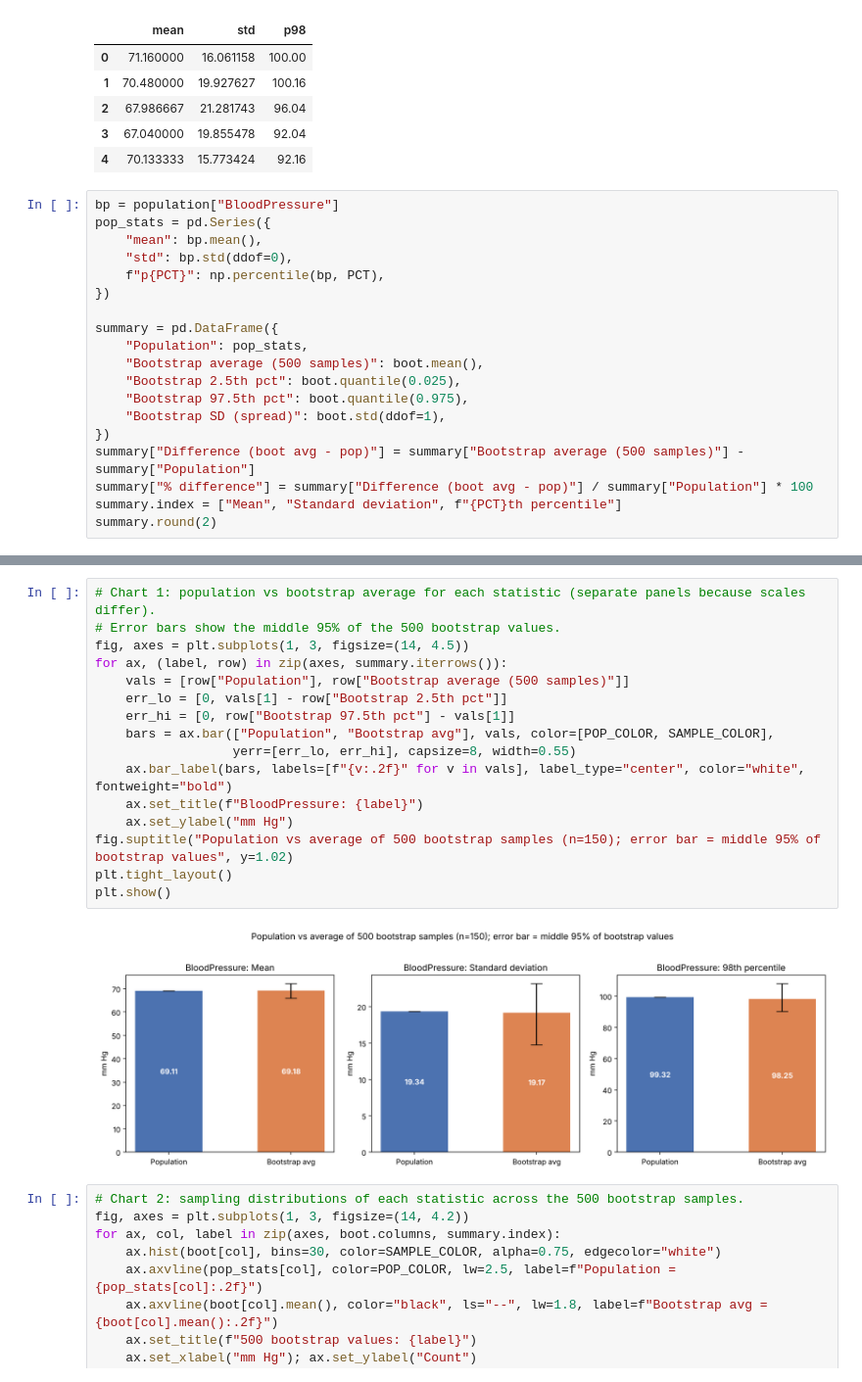
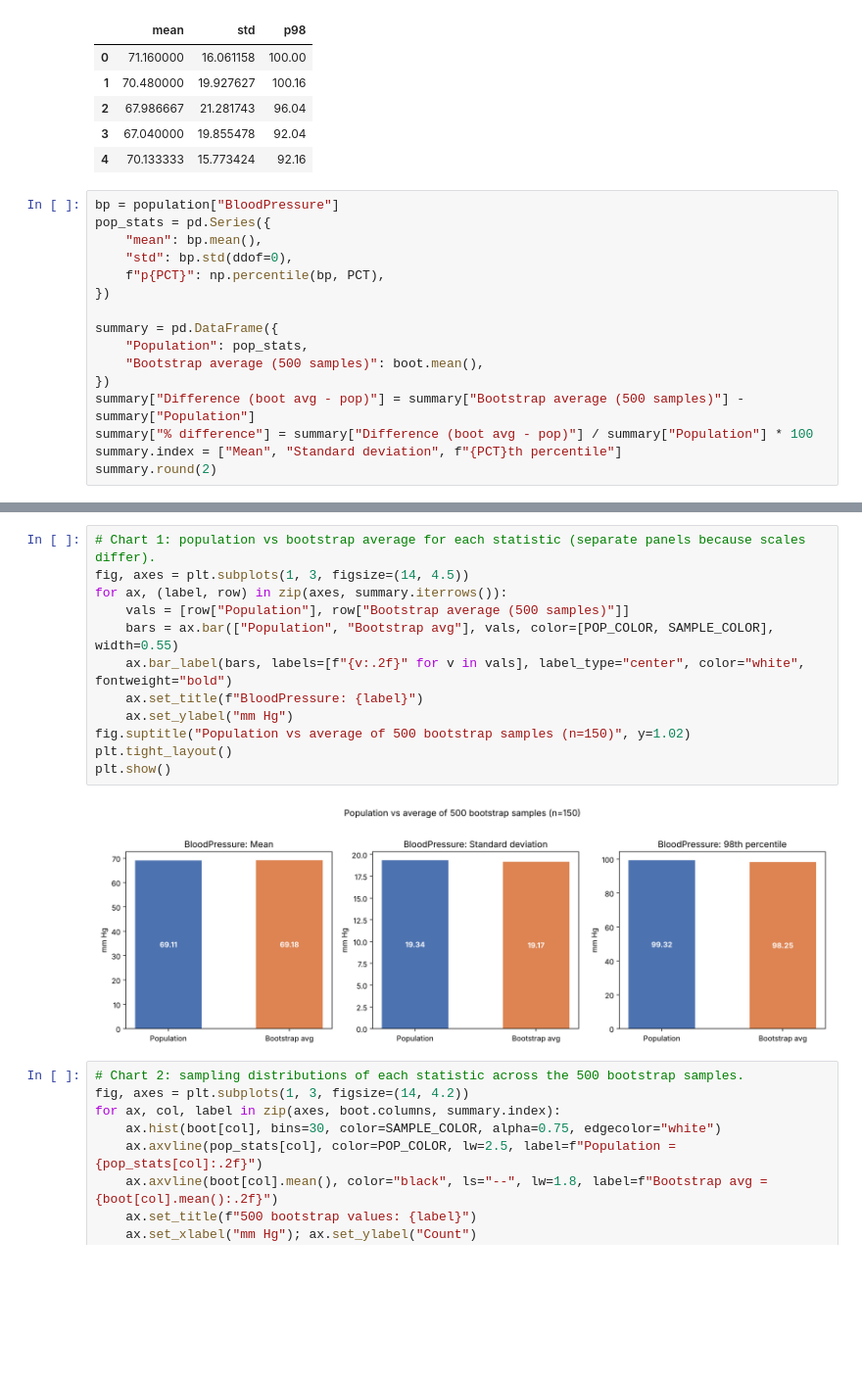
Before and after one commit to philpos1/Assignment-2, a Jupyter notebook: Q2_Diabetes/notebooks/Q2_Diabetes_Sampling_Bootstrap.ipynb, the cells around one changed output, grey strips where cells are left out. Shown at 98% size. Cells and saved outputs as stored; diff of their text form; blank space fills up the shorter version.

Commit message:
Trim extras not required by the assignment (YAGNI)
Removes extra charts, the one-hot assert, the Brand feature, the saved
clean CSV, the standard-error cell, and bootstrap interval columns.

```diff
--- a/Q2_Diabetes/notebooks/Q2_Diabetes_Sampling_Bootstrap.ipynb
+++ b/Q2_Diabetes/notebooks/Q2_Diabetes_Sampling_Bootstrap.ipynb
@@ -190,9 +176,6 @@ pop_stats = pd.Series({
 summary = pd.DataFrame({
     "Population": pop_stats,
     "Bootstrap average (500 samples)": boot.mean(),
-    "Bootstrap 2.5th pct": boot.quantile(0.025),
-    "Bootstrap 97.5th pct": boot.quantile(0.975),
-    "Bootstrap SD (spread)": boot.std(ddof=1),
 })
 summary["Difference (boot avg - pop)"] = summary["Bootstrap average (500 samples)"] - summary["Population"]
 summary["% difference"] = summary["Difference (boot avg - pop)"] / summary["Population"] * 100
@@ -206,21 +189,17 @@ summary.round(2)
 # %%
 # Chart 1: population vs bootstrap average for each statistic (separate panels because scales differ).
-# Error bars show the middle 95% of the 500 bootstrap values.
 fig, axes = plt.subplots(1, 3, figsize=(14, 4.5))
 for ax, (label, row) in zip(axes, summary.iterrows()):
     vals = [row["Population"], row["Bootstrap average (500 samples)"]]
-    err_lo = [0, vals[1] - row["Bootstrap 2.5th pct"]]
-    err_hi = [0, row["Bootstrap 97.5th pct"] - vals[1]]
-    bars = ax.bar(["Population", "Bootstrap avg"], vals, color=[POP_COLOR, SAMPLE_COLOR],
-                  yerr=[err_lo, err_hi], capsize=8, width=0.55)
+    bars = ax.bar(["Population", "Bootstrap avg"], vals, color=[POP_COLOR, SAMPLE_COLOR], width=0.55)
     ax.bar_label(bars, labels=[f"{v:.2f}" for v in vals], label_type="center", color="white", fontweight="bold")
     ax.set_title(f"BloodPressure: {label}")
     ax.set_ylabel("mm Hg")
-fig.suptitle("Population vs average of 500 bootstrap samples (n=150); error bar = middle 95% of bootstrap values", y=1.02)
+fig.suptitle("Population vs average of 500 bootstrap samples (n=150)", y=1.02)
 plt.tight_layout()
 plt.show()
 # %% [output]
-[figure, old version]
+[figure, new version]
 # %%
 # Chart 2: sampling distributions of each statistic across the 500 bootstrap samples.
 fig, axes = plt.subplots(1, 3, figsize=(14, 4.2))
```
Also changed, not shown: parts of 5 cells of this notebook, 3 other files.
